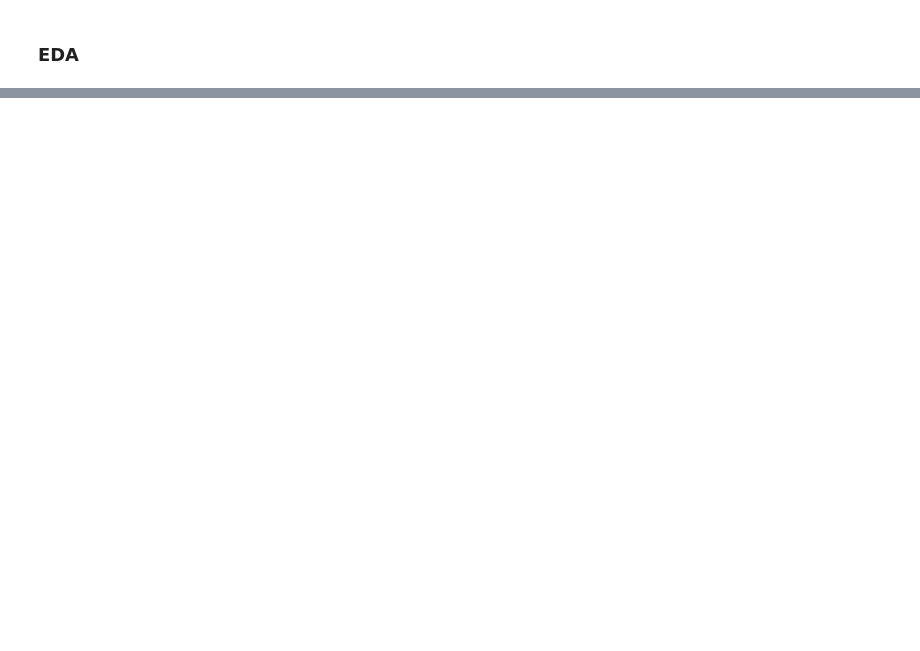
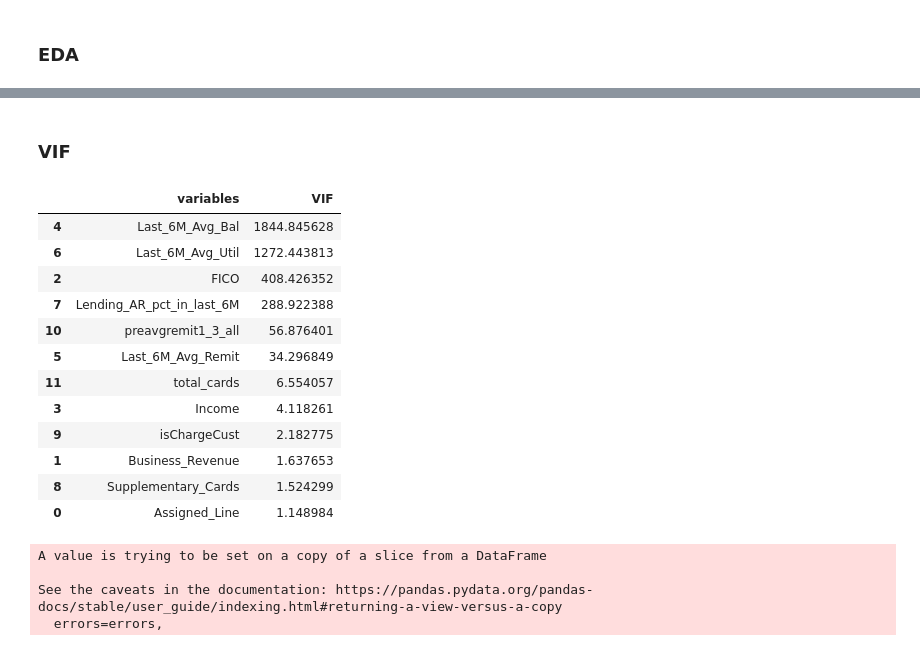
Before and after one commit to lalit-kumr/dsp_case_study, a Jupyter notebook: Assesment_case_study.ipynb, the cells around one changed output, grey strips where cells are left out. Drawn from its saved outputs; the diff is of its cells as text; code cells hidden in the pictures; blank space fills up the shorter version.

```diff
--- a/Assesment_case_study.ipynb
+++ b/Assesment_case_study.ipynb
@@ -194,0 +248,4 @@ df.describe()
+# %%
+#seperating features and target variable
+df_x = df[df.columns.difference(other=['CMV'])]
+df_y = df['CMV']
@@ -194,0 +282,46 @@ df.describe()
+# %% [markdown]
+### VIF
+# %%
+# Import library for VIF
+from statsmodels.stats.outliers_influence import variance_inflation_factor
+
+def calc_vif(X):
+    # Calculating VIF
+    vif = pd.DataFrame()
+    vif['variables'] = X.columns
+    vif['VIF'] = [variance_inflation_factor(X.values, i) for i in range(X.shape[1])]
+    return(vif)
+
+
+X = df_x
+vif_results = calc_vif(X)
+vif_results.sort_values(by='VIF',ascending=False)
+# %% [output]
+|  | variables | VIF |
+| 4 | Last_6M_Avg_Bal | 1844.845628 |
+| 6 | Last_6M_Avg_Util | 1272.443813 |
+| 2 | FICO | 408.426352 |
+| 7 | Lending_AR_pct_in_last_6M | 288.922388 |
+| 10 | preavgremit1_3_all | 56.876401 |
+| 5 | Last_6M_Avg_Remit | 34.296849 |
+| 11 | total_cards | 6.554057 |
+| 3 | Income | 4.118261 |
+| 9 | isChargeCust | 2.182775 |
+| 1 | Business_Revenue | 1.637653 |
+| 8 | Supplementary_Cards | 1.524299 |
+| 0 | Assigned_Line | 1.148984 |
+# %%
+#2 of our variables have VIF values in 4 digits and 2 variables have vif values in 3 digits.
+#Last_6M_Avg_Bal...............1844.845628
+#Last_6M_Avg_Util..............1272.443813
+#FICO...........................408.426352
+#Lending_AR_pct_in_last_6M......288.922388
+
+
+#removing 'Last_6M_Avg_Bal' feature from df_x
+df_x.drop(labels=['Last_6M_Avg_Bal'],axis=1,inplace=True)
+# %% [output]
+A value is trying to be set on a copy of a slice from a DataFrame
+
+See the caveats in the documentation: https://pandas.pydata.org/pandas-docs/stable/user_guide/indexing.html#returning-a-view-versus-a-copy
+  errors=errors,
```
Also changed, not shown: parts of 33 cells of this notebook.
